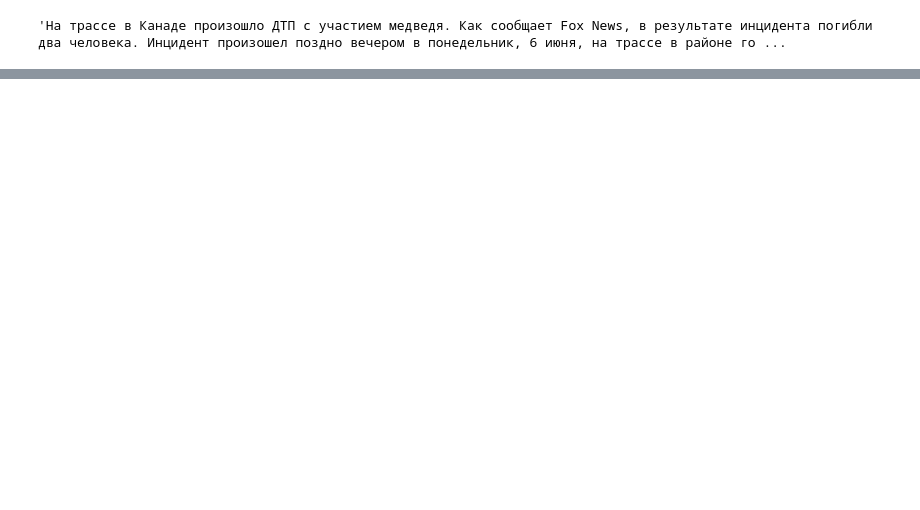
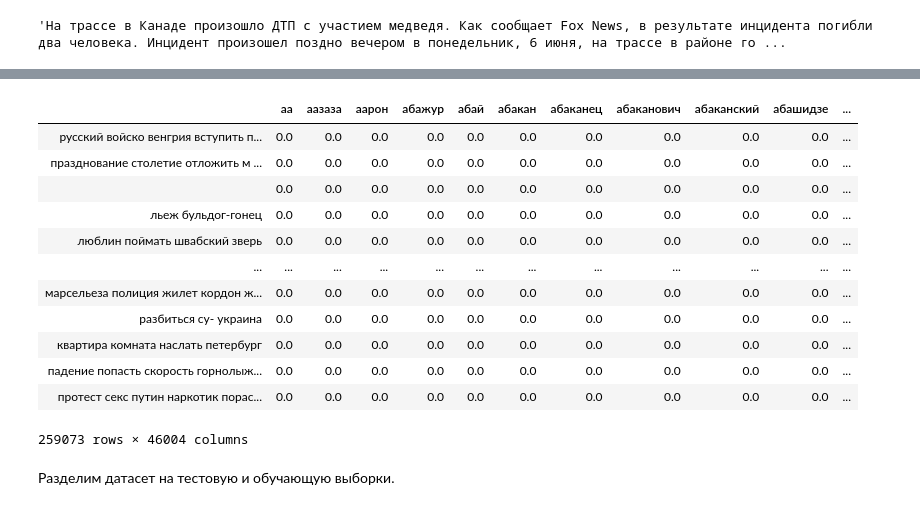
Before and after one commit to dokapoka/paper_text_classification, a Jupyter notebook: text_classification_code.ipynb, the cells around one changed output, grey strips where cells are left out. Saved outputs shown, nothing was run; the diff lists cells and outputs as text; code cells hidden in the pictures; blank space fills up the shorter version.

```diff
--- a/text_classification_code.ipynb
+++ b/text_classification_code.ipynb
@@ -216,0 +314,4 @@ y = news_.tags
+# %%
+answer = []
+def get_title_corpus(title):
+    answer.append(' '.join(re.findall(r'[а-я-]+', title)))
@@ -216,0 +325,4 @@ y = news_.tags
+# %%
+%time
+tfidf = TfidfVectorizer()
+title_tfidf = tfidf.fit_transform(answer)
@@ -216,0 +332,22 @@ y = news_.tags
+# %%
+feature_names = tfidf.get_feature_names()
+corpus_index = [n for n in answer]
+# %%
+df_tfidf = pd.DataFrame(title_tfidf.todense(), index=corpus_index, columns=feature_names)
+df_tfidf
+# %% [output]
+|  | аа | аазаза | аарон | абажур | абай | абакан | абаканец | абаканович | абаканский | абашидзе | ... |
+| русский войско венгрия вступить п... | 0.0 | 0.0 | 0.0 | 0.0 | 0.0 | 0.0 | 0.0 | 0.0 | 0.0 | 0.0 | ... |
+| празднование столетие отложить м ... | 0.0 | 0.0 | 0.0 | 0.0 | 0.0 | 0.0 | 0.0 | 0.0 | 0.0 | 0.0 | ... |
+|  | 0.0 | 0.0 | 0.0 | 0.0 | 0.0 | 0.0 | 0.0 | 0.0 | 0.0 | 0.0 | ... |
+| льеж бульдог-гонец | 0.0 | 0.0 | 0.0 | 0.0 | 0.0 | 0.0 | 0.0 | 0.0 | 0.0 | 0.0 | ... |
+| люблин поймать швабский зверь | 0.0 | 0.0 | 0.0 | 0.0 | 0.0 | 0.0 | 0.0 | 0.0 | 0.0 | 0.0 | ... |
+| ... | ... | ... | ... | ... | ... | ... | ... | ... | ... | ... | ... |
+| марсельеза полиция жилет кордон ж... | 0.0 | 0.0 | 0.0 | 0.0 | 0.0 | 0.0 | 0.0 | 0.0 | 0.0 | 0.0 | ... |
+| разбиться су- украина | 0.0 | 0.0 | 0.0 | 0.0 | 0.0 | 0.0 | 0.0 | 0.0 | 0.0 | 0.0 | ... |
+| квартира комната наслать петербург | 0.0 | 0.0 | 0.0 | 0.0 | 0.0 | 0.0 | 0.0 | 0.0 | 0.0 | 0.0 | ... |
+| падение попасть скорость горнолыж... | 0.0 | 0.0 | 0.0 | 0.0 | 0.0 | 0.0 | 0.0 | 0.0 | 0.0 | 0.0 | ... |
+| протест секс путин наркотик порас... | 0.0 | 0.0 | 0.0 | 0.0 | 0.0 | 0.0 | 0.0 | 0.0 | 0.0 | 0.0 | ... |
+259073 rows × 46004 columns
+# %% [markdown]
+Разделим датасет на тестовую и обучающую выборки.
```
Also changed, not shown: parts of 46 cells of this notebook, 4 other files.
